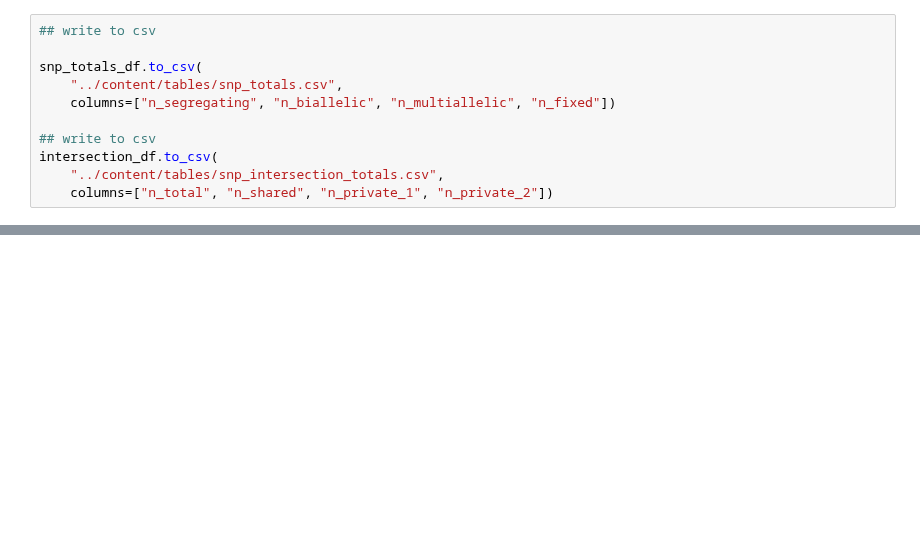
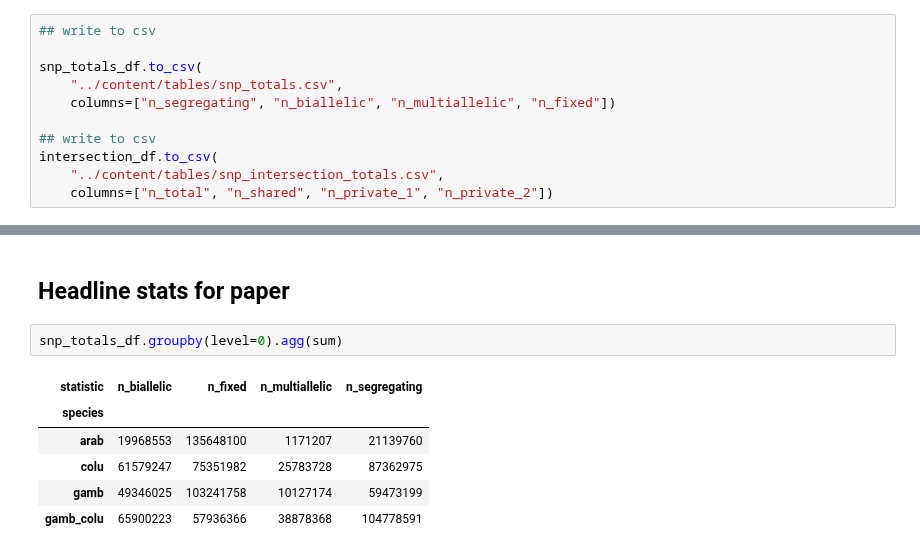
Before and after one commit to malariagen/ag1000g-phase3-data-paper, a Jupyter notebook: notebooks/report_snp_discovery_summary.ipynb, the cells around one changed output, grey strips where cells are left out. Cells and saved outputs as stored; diff of their text form; blank space fills up the shorter version.

```diff
--- a/notebooks/report_snp_discovery_summary.ipynb
+++ b/notebooks/report_snp_discovery_summary.ipynb
@@ -307,0 +358,11 @@ intersection_df.to_csv(
+# %% [markdown]
+## Headline stats for paper
+# %%
+snp_totals_df.groupby(level=0).agg(sum)
+# %% [output]
+| statistic | n_biallelic | n_fixed | n_multiallelic | n_segregating |
+| species |  |  |  |  |
+| arab | 19968553 | 135648100 | 1171207 | 21139760 |
+| colu | 61579247 | 75351982 | 25783728 | 87362975 |
+| gamb | 49346025 | 103241758 | 10127174 | 59473199 |
+| gamb_colu | 65900223 | 57936366 | 38878368 | 104778591 |
```
Also changed, not shown: parts of 10 cells of this notebook.
